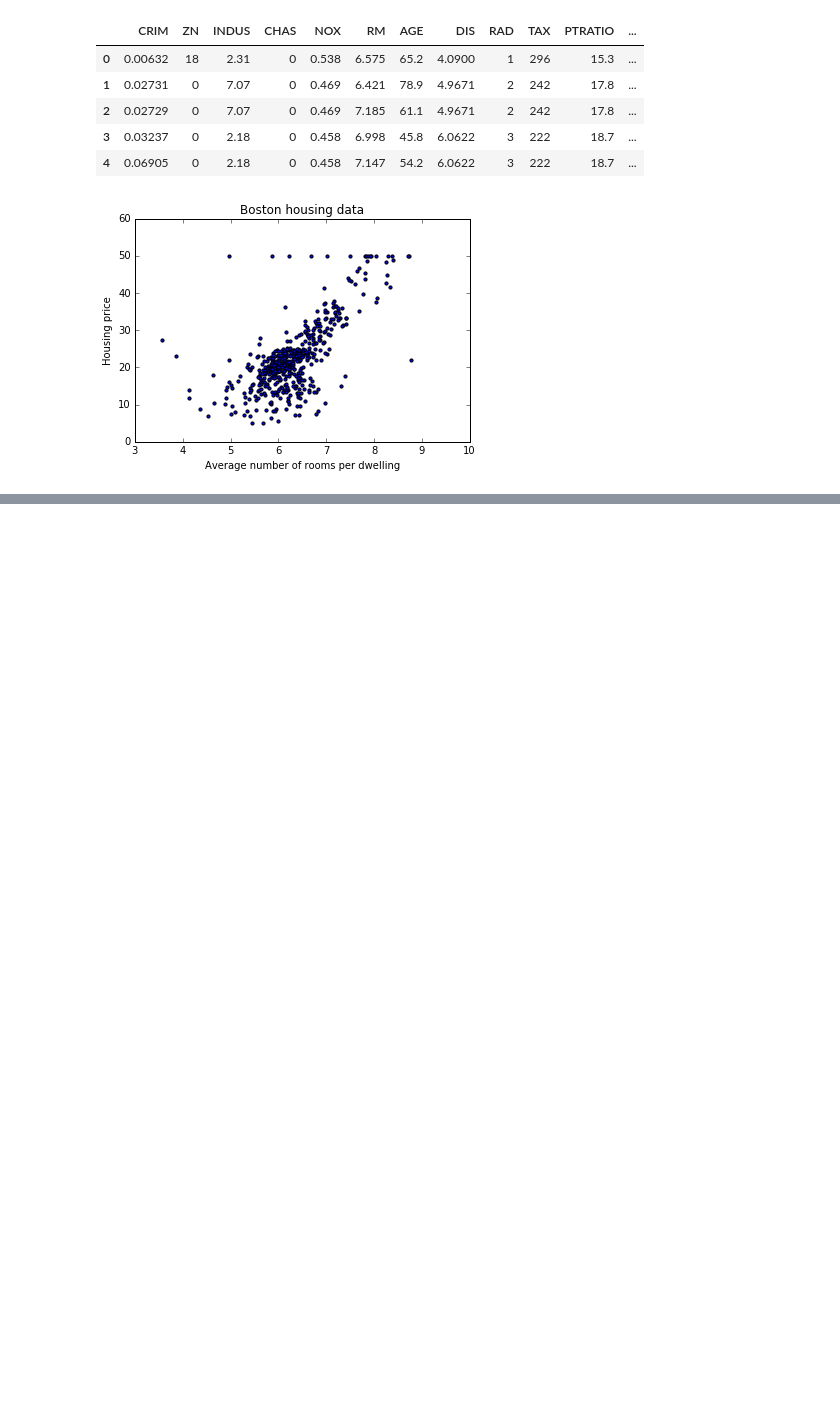
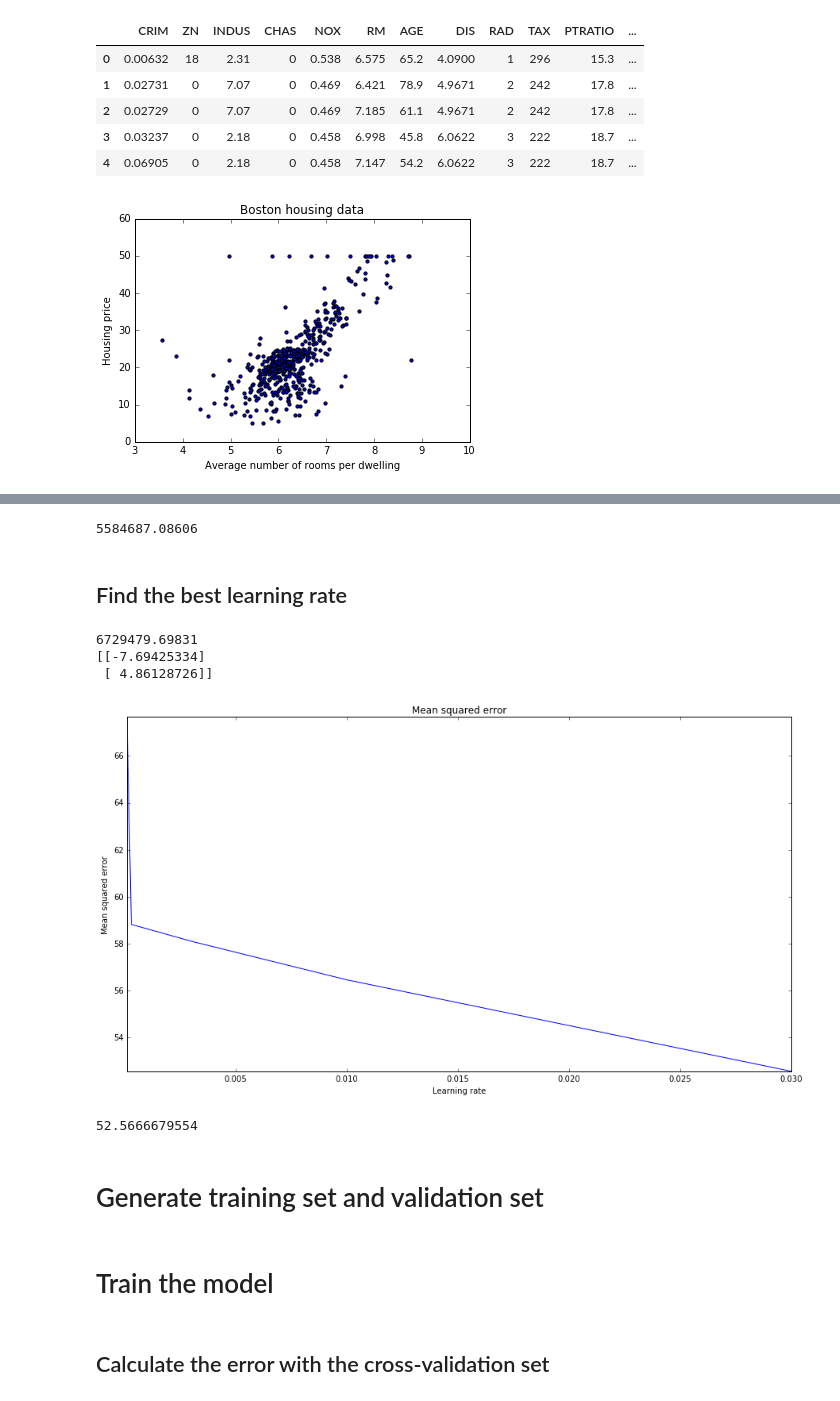
Before and after one commit to iamandicip/ml_experiments, a Jupyter notebook: algorithms/linear_regression/linear_regression.ipynb, the cells around one changed output, grey strips where cells are left out. Saved outputs shown, nothing was run; the diff lists cells and outputs as text; code cells hidden in the pictures; blank space fills up the shorter version.

Commit message:
play around with implementing linear regression from scratch and then with scikit.learn

```diff
--- a/algorithms/linear_regression/linear_regression.ipynb
+++ b/algorithms/linear_regression/linear_regression.ipynb
@@ -42,0 +45,3 @@ num_iters = 300
+# %%
+def addBiasUnit(X):
+    return np.hstack((np.ones((X.shape[0], 1)), X))
@@ -88,0 +105,48 @@ ax.set_ylabel('cost');
+# %%
+#it appears 300 is a good value for the number of iterations
+iterations = 300
+print(np.amin(J_history))
+# %% [output]
+5584687.08606
+# %% [markdown]
+## Find the best learning rate
+# %%
+#define a range of alphas
+alphas = [0.0001, 0.0003, 0.001, 0.003, 0.01, 0.03]
+errors = [0 for i in range(len(alphas))]
+theta_alphas = np.zeros((X.shape[1] + 1, 1))
+X_alphas = addBiasUnit(X)
+
+#train the network with each of the alphas
+for i in range(len(alphas)):
+    # find out theta
+    J_hist_alphas, theta_alphas = gradientDescent(X_alphas, y, theta_alphas, alphas[i], num_iters)
+
+    #calculate the mean square error for the theta
+    errors[i] = np.mean((hypothesis(X_alphas, theta_alphas) - y)**2)
+
+print(np.amin(J_hist_alphas))
+print(theta_alphas)
+# %% [output]
+6729479.69831
+[[-7.69425334]
+ [ 4.86128726]]
+# %%
+#plot the errors
+fig, ax = plt.subplots(figsize=(15,8))
+ax.plot(alphas, errors)
+ax.axis('tight')
+ax.set_title('Mean squared error')
+ax.set_xlabel('Learning rate')
+ax.set_ylabel('Mean squared error');
+# %% [output]
+[figure, added]
+# %%
+#select the alpha which gives the smallest error
+idx = errors.index(min(errors))
+alpha = alphas[idx]
+print(min(errors))
+# %% [output]
+52.5666679554
+# %% [markdown]
+# Generate training set and validation set
@@ -88,0 +157,2 @@ ax.set_ylabel('cost');
+# %% [markdown]
+# Train the model
@@ -88,0 +171,2 @@ ax.set_ylabel('cost');
+# %% [markdown]
+## Calculate the error with the cross-validation set
```
Also changed, not shown: parts of 27 cells of this notebook.
